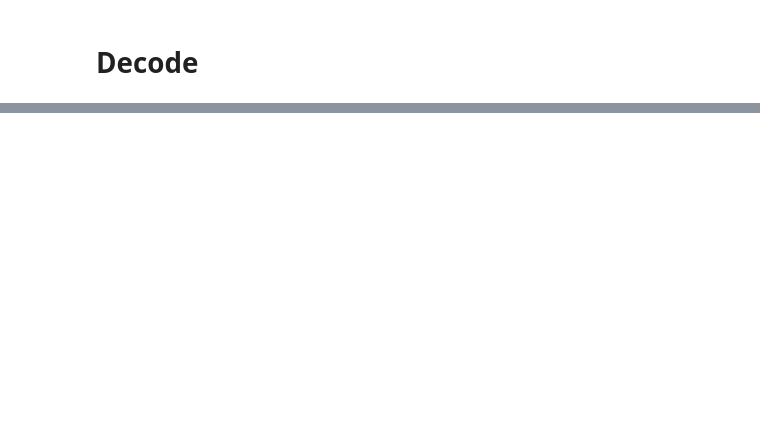
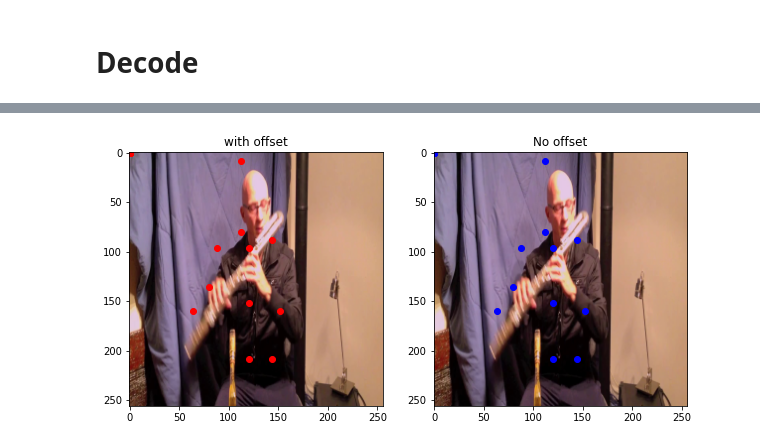
Before and after one commit to EverySports/Deep-Learning, a Jupyter notebook: Decode.ipynb, the cells around one changed output, grey strips where cells are left out. Saved outputs shown, nothing was run; the diff lists cells and outputs as text; code cells hidden in the pictures; blank space fills up the shorter version.

```diff
--- a/Decode.ipynb
+++ b/Decode.ipynb
@@ -373,7 +432,10 @@ NameError: name 'keypoint_coordsvalidation_df' is not defined
 # %%
-print(f'pose score : {pose_scores}')
-print(f'keypoint scores :')
-print(f'{keypoint_scores}')
-print(f'keypoint coords :')
-print(f'{keypoint_coords}')
+pose_scores_nooff, keypoint_scores_nooff, keypoint_coords_nooff = decode_single_poses_nooff(result[0].numpy().squeeze(axis=0),
+                    result[1].numpy().squeeze(axis=0))
+
+print(f'pose score nooff: {pose_scores_nooff}')
+print(f'keypoint scores nooff:')
+print(f'{keypoint_scores_nooff}')
+print(f'keypoint coords nooff:')
+print(f'{keypoint_coords_nooff}')
 # %% [output]
@@ -381,4 +459,16 @@ NameError: name 'pose_scores' is not defined
 # %%
+plt.figure(figsize=(10, 14))
+
+plt.subplot(121)
 plt.imshow(img[0])
 plt.scatter(keypoint_coords[:,1], keypoint_coords[:,0], c='red')
+plt.title('with offset')
+
+plt.subplot(122)
+plt.imshow(img[0])
+plt.scatter(keypoint_coords_nooff[:,1], keypoint_coords_nooff[:,0], c='blue')
+plt.title('No offset')
+
 plt.show()
+# %% [output]
+[figure, added]
```
Also changed, not shown: parts of 11 cells of this notebook.
